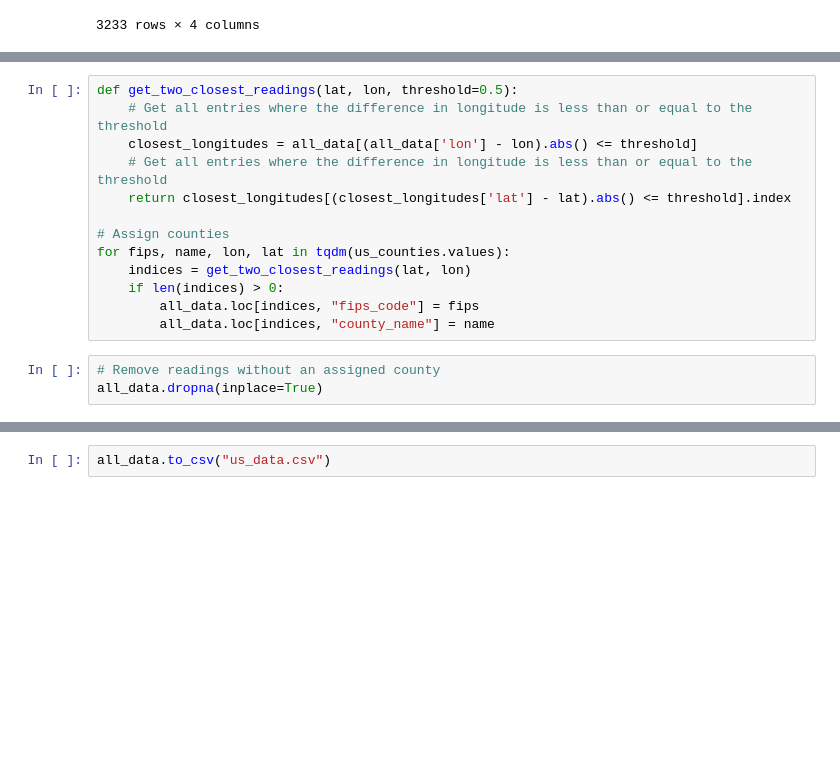
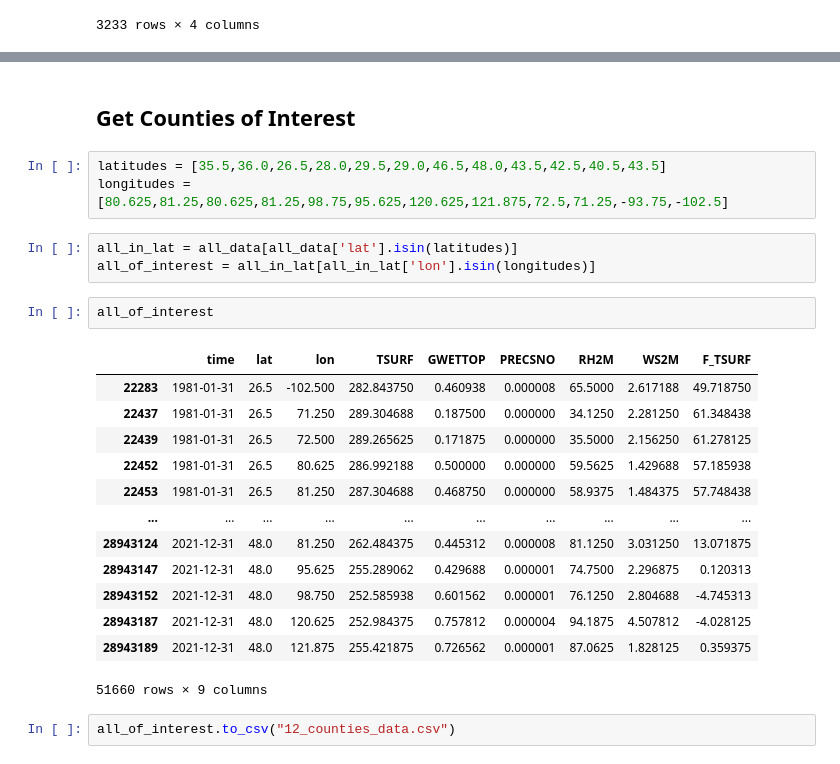
Before and after one commit to faustotnc/itcs6100-final-project, a Jupyter notebook: prepare_data.ipynb, the cells around one changed output, grey strips where cells are left out. Drawn from its saved outputs; the diff is of its cells as text; blank space fills up the shorter version.

```diff
--- a/prepare_data.ipynb
+++ b/prepare_data.ipynb
@@ -214,16 +191,0 @@ us_counties
-# %%
-def get_two_closest_readings(lat, lon, threshold=0.5):
-    # Get all entries where the difference in longitude is less than or equal to the threshold
-    closest_longitudes = all_data[(all_data['lon'] - lon).abs() <= threshold]
-    # Get all entries where the difference in longitude is less than or equal to the threshold
-    return closest_longitudes[(closest_longitudes['lat'] - lat).abs() <= threshold].index
-
-# Assign counties
-for fips, name, lon, lat in tqdm(us_counties.values):
-    indices = get_two_closest_readings(lat, lon)
-    if len(indices) > 0:
-        all_data.loc[indices, "fips_code"] = fips
-        all_data.loc[indices, "county_name"] = name
-# %%
-# Remove readings without an assigned county
-all_data.dropna(inplace=True)
@@ -246,2 +192,26 @@ all_data
+# %% [markdown]
+## Get Counties of Interest
+# %%
+latitudes = [35.5,36.0,26.5,28.0,29.5,29.0,46.5,48.0,43.5,42.5,40.5,43.5]
+longitudes = [80.625,81.25,80.625,81.25,98.75,95.625,120.625,121.875,72.5,71.25,-93.75,-102.5]
+# %%
+all_in_lat = all_data[all_data['lat'].isin(latitudes)]
+all_of_interest = all_in_lat[all_in_lat['lon'].isin(longitudes)]
+# %%
+all_of_interest
+# %% [output]
+|  | time | lat | lon | TSURF | GWETTOP | PRECSNO | RH2M | WS2M | F_TSURF |
+| 22283 | 1981-01-31 | 26.5 | -102.500 | 282.843750 | 0.460938 | 0.000008 | 65.5000 | 2.617188 | 49.718750 |
+| 22437 | 1981-01-31 | 26.5 | 71.250 | 289.304688 | 0.187500 | 0.000000 | 34.1250 | 2.281250 | 61.348438 |
+| 22439 | 1981-01-31 | 26.5 | 72.500 | 289.265625 | 0.171875 | 0.000000 | 35.5000 | 2.156250 | 61.278125 |
+| 22452 | 1981-01-31 | 26.5 | 80.625 | 286.992188 | 0.500000 | 0.000000 | 59.5625 | 1.429688 | 57.185938 |
+| 22453 | 1981-01-31 | 26.5 | 81.250 | 287.304688 | 0.468750 | 0.000000 | 58.9375 | 1.484375 | 57.748438 |
+| ... | ... | ... | ... | ... | ... | ... | ... | ... | ... |
+| 28943124 | 2021-12-31 | 48.0 | 81.250 | 262.484375 | 0.445312 | 0.000008 | 81.1250 | 3.031250 | 13.071875 |
+| 28943147 | 2021-12-31 | 48.0 | 95.625 | 255.289062 | 0.429688 | 0.000001 | 74.7500 | 2.296875 | 0.120313 |
+| 28943152 | 2021-12-31 | 48.0 | 98.750 | 252.585938 | 0.601562 | 0.000001 | 76.1250 | 2.804688 | -4.745313 |
+| 28943187 | 2021-12-31 | 48.0 | 120.625 | 252.984375 | 0.757812 | 0.000004 | 94.1875 | 4.507812 | -4.028125 |
+| 28943189 | 2021-12-31 | 48.0 | 121.875 | 255.421875 | 0.726562 | 0.000001 | 87.0625 | 1.828125 | 0.359375 |
+51660 rows × 9 columns
 # %%
-all_data.to_csv("us_data.csv")
+all_of_interest.to_csv("12_counties_data.csv")
```
Also changed, not shown: parts of 9 cells of this notebook.
